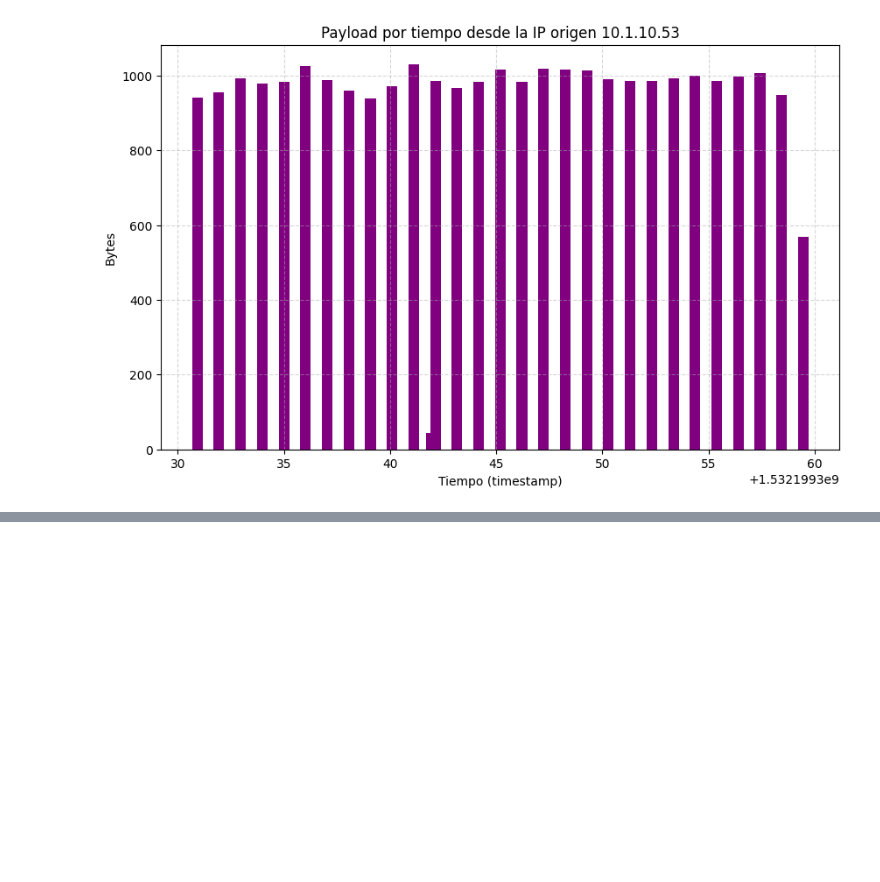
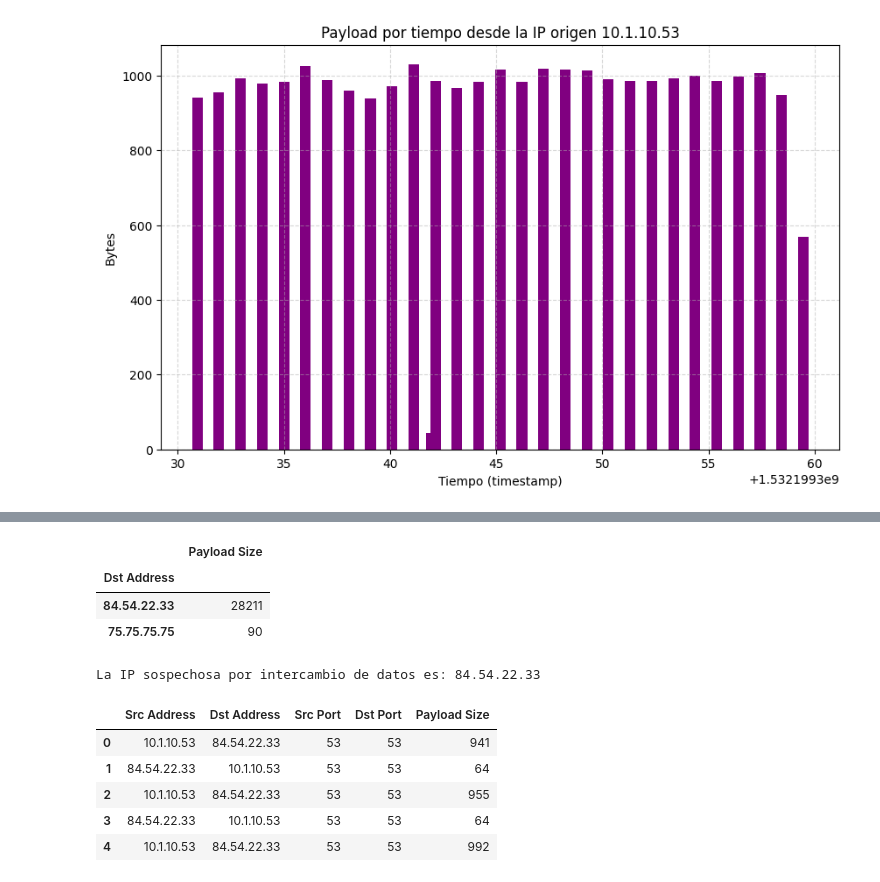
Before and after one commit to Jskenpo/LAB6_SDS, a Jupyter notebook: traffic.ipynb, the cells around one changed output, grey strips where cells are left out. Drawn from its saved outputs; the diff is of its cells as text; code cells hidden in the pictures; blank space fills up the shorter version.

```diff
--- a/traffic.ipynb
+++ b/traffic.ipynb
@@ -270,0 +284,26 @@ plt.show()
+# %%
+df_payloads_por_dst = df_frecuente.groupby("Dst Address")[["Payload Size"]].sum().sort_values("Payload Size", ascending=False)
+df_payloads_por_dst.head()
+# %% [output]
+|  | Payload Size |
+| Dst Address |  |
+| 84.54.22.33 | 28211 |
+| 75.75.75.75 | 90 |
+# %%
+ip_sospechosa = df_payloads_por_dst.idxmax().values[0]
+print(f"La IP sospechosa por intercambio de datos es: {ip_sospechosa}")
+# %% [output]
+La IP sospechosa por intercambio de datos es: 84.54.22.33
+# %%
+df_conversacion = df[
+    ((df["Src Address"] == ip_frecuente) & (df["Dst Address"] == ip_sospechosa)) |
+    ((df["Src Address"] == ip_sospechosa) & (df["Dst Address"] == ip_frecuente))
+]
+df_conversacion.head()
+# %% [output]
+|  | Src Address | Dst Address | Src Port | Dst Port | Payload Size |
+| 0 | 10.1.10.53 | 84.54.22.33 | 53 | 53 | 941 |
+| 1 | 84.54.22.33 | 10.1.10.53 | 53 | 53 | 64 |
+| 2 | 10.1.10.53 | 84.54.22.33 | 53 | 53 | 955 |
+| 3 | 84.54.22.33 | 10.1.10.53 | 53 | 53 | 64 |
+| 4 | 10.1.10.53 | 84.54.22.33 | 53 | 53 | 992 |
```
Also changed, not shown: parts of 5 cells of this notebook.
